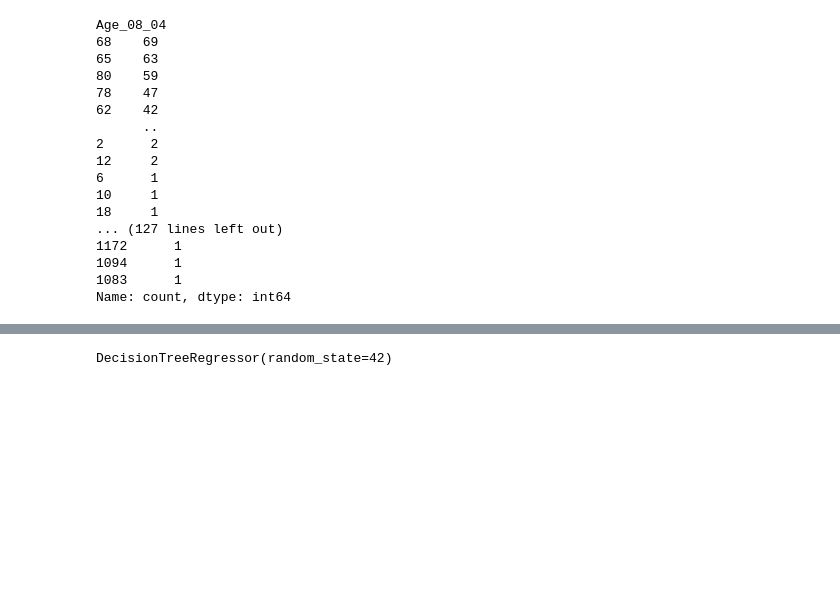
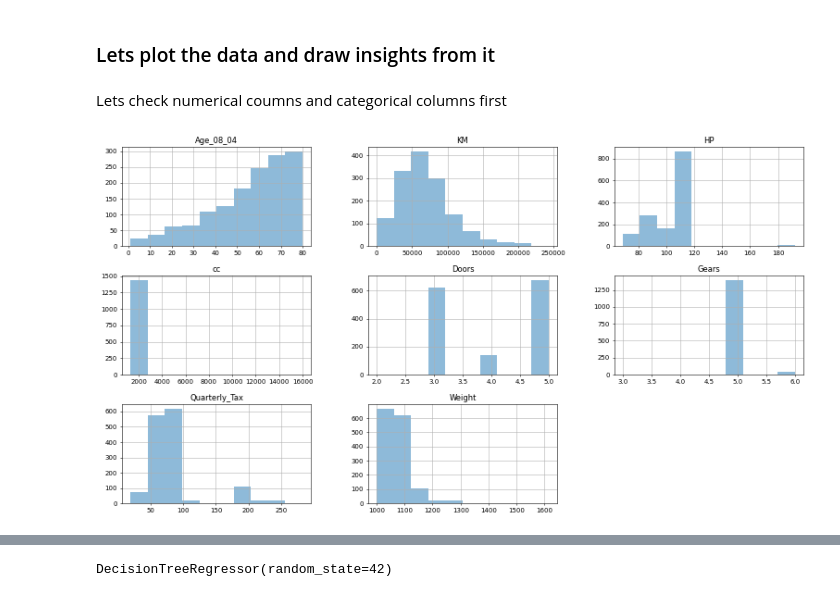
Before and after one commit to its-relative/Excelr, a Jupyter notebook: assignments/mullinearreg/corolaRedefined.ipynb, the cells around one changed output, grey strips where cells are left out. Cells and saved outputs as stored; diff of their text form; code cells hidden in the pictures; blank space fills up the shorter version.

Commit message:
Added all the required visualizations in multiple linear regression models(both of em).

```diff
--- a/assignments/mullinearreg/corolaRedefined.ipynb
+++ b/assignments/mullinearreg/corolaRedefined.ipynb
@@ -7,0 +106,2 @@ df = data.copy()
+# %% [markdown]
+### Lets plot the data and draw insights from it
@@ -8,27 +111,8 @@ df = data.copy()
+# %% [markdown]
+Lets check numerical coumns and categorical columns first
 # %%
 
 x = df[["Age_08_04","KM","HP","cc","Doors","Gears","Quarterly_Tax","Weight"]]
 # %%
 y = df["Price"]
 # df
-# %%
-for i in df.columns:
-    print(df[i].value_counts())
-# %% [output]
-Age_08_04
-68    69
-65    63
-80    59
-78    47
-62    42
-      ..
-2      2
-12     2
-6      1
-10     1
-18     1
-... (127 lines left out)
-1172      1
-1094      1
-1083      1
-Name: count, dtype: int64
@@ -37,0 +119,8 @@ oe = OneHotEncoder(handle_unknown="ignore")
+# %%
+num_cols = [col for col in x if df[col].dtype != "object" ]
+# %%
+fig, ax = plt.subplots(figsize = (19,10), dpi = 50)
+df[num_cols].hist(ax = ax, alpha = 0.5)
+plt.show()
+# %% [output]
+[figure, added]
```
Also changed, not shown: parts of 26 cells of this notebook.
